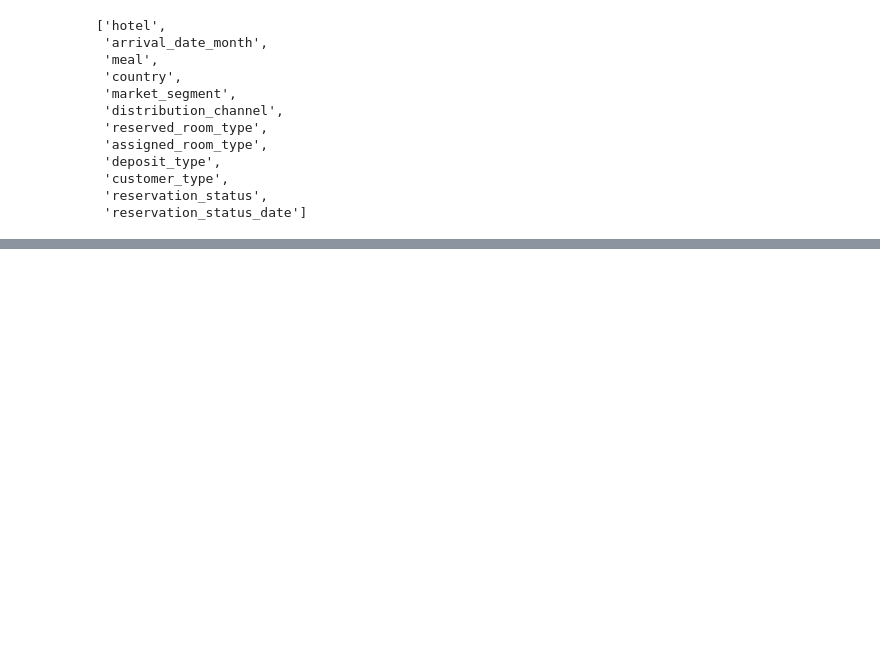
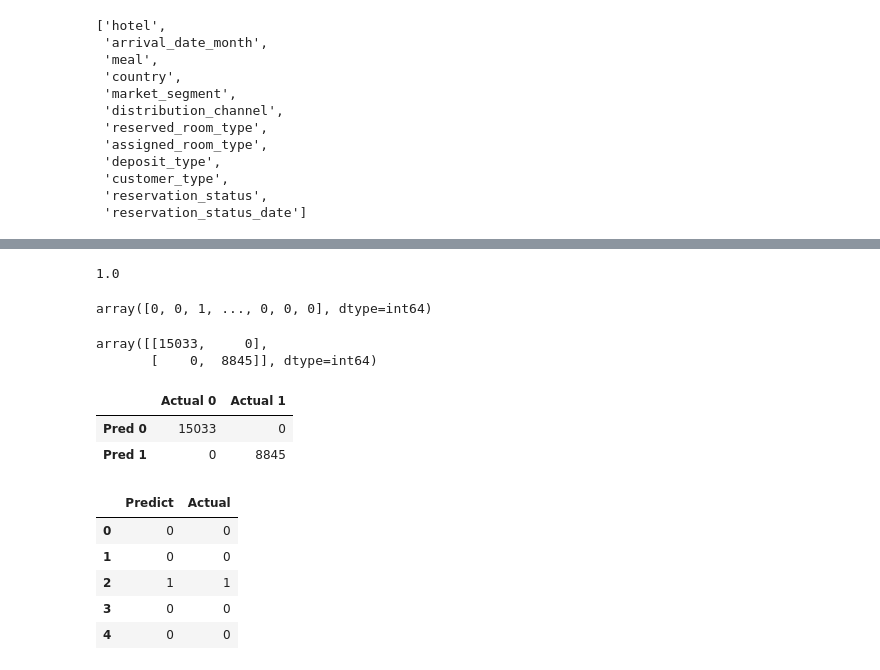
Before and after one commit to jakubtyminski/DS_Projects, a Jupyter notebook: hotel_booking_project/hotel_booking_project.ipynb, the cells around one changed output, grey strips where cells are left out. Drawn from its saved outputs; the diff is of its cells as text; code cells hidden in the pictures; blank space fills up the shorter version.

```diff
--- a/hotel_booking_project/hotel_booking_project.ipynb
+++ b/hotel_booking_project/hotel_booking_project.ipynb
@@ -577,0 +632,4 @@ TypeError: __init__() missing 1 required positional argument: 'columns_to_remove
+# %%
+final_pipeline.score(X_test, y_test)
+# %% [output]
+1.0
@@ -577,0 +639,27 @@ TypeError: __init__() missing 1 required positional argument: 'columns_to_remove
+# %%
+predictions = final_pipeline.predict(X_test)
+predictions
+# %% [output]
+array([0, 0, 1, ..., 0, 0, 0], dtype=int64)
+# %%
+confusion_matrix(predictions, y_test)
+# %% [output]
+array([[15033,     0],
+       [    0,  8845]], dtype=int64)
+# %%
+pd.DataFrame(confusion_matrix(predictions, y_test), index=['Pred 0', 'Pred 1'], columns=['Actual 0', 'Actual 1'])
+# %% [output]
+|  | Actual 0 | Actual 1 |
+| Pred 0 | 15033 | 0 |
+| Pred 1 | 0 | 8845 |
+# %%
+a = pd.DataFrame([predictions, y_test]).T
+a.columns = ['Predict', 'Actual']
+a.head()
+# %% [output]
+|  | Predict | Actual |
+| 0 | 0 | 0 |
+| 1 | 0 | 0 |
+| 2 | 1 | 1 |
+| 3 | 0 | 0 |
+| 4 | 0 | 0 |
```
Also changed, not shown: parts of 16 cells of this notebook.
